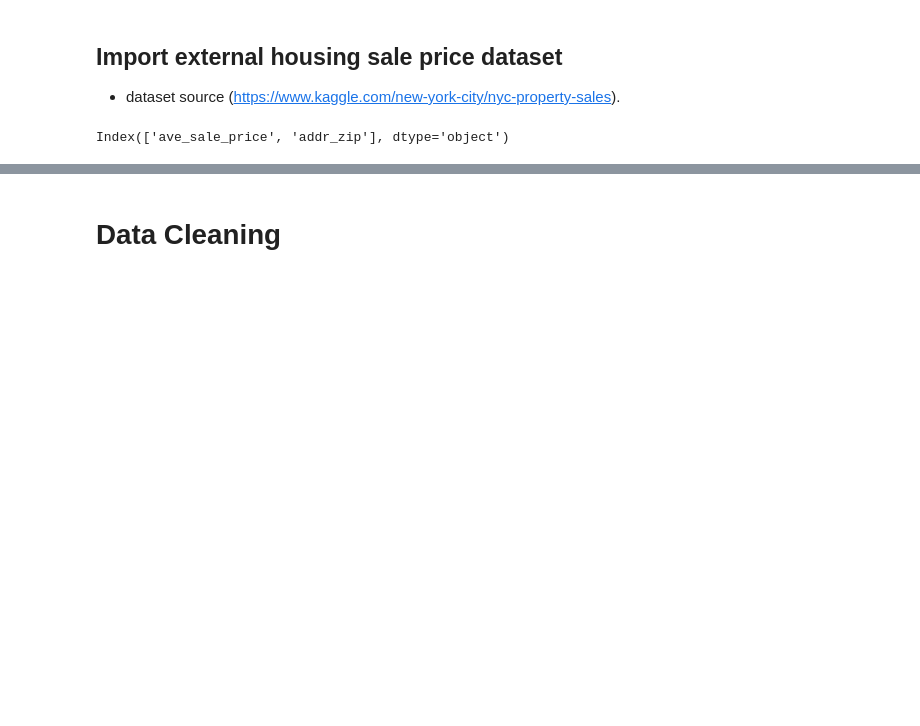
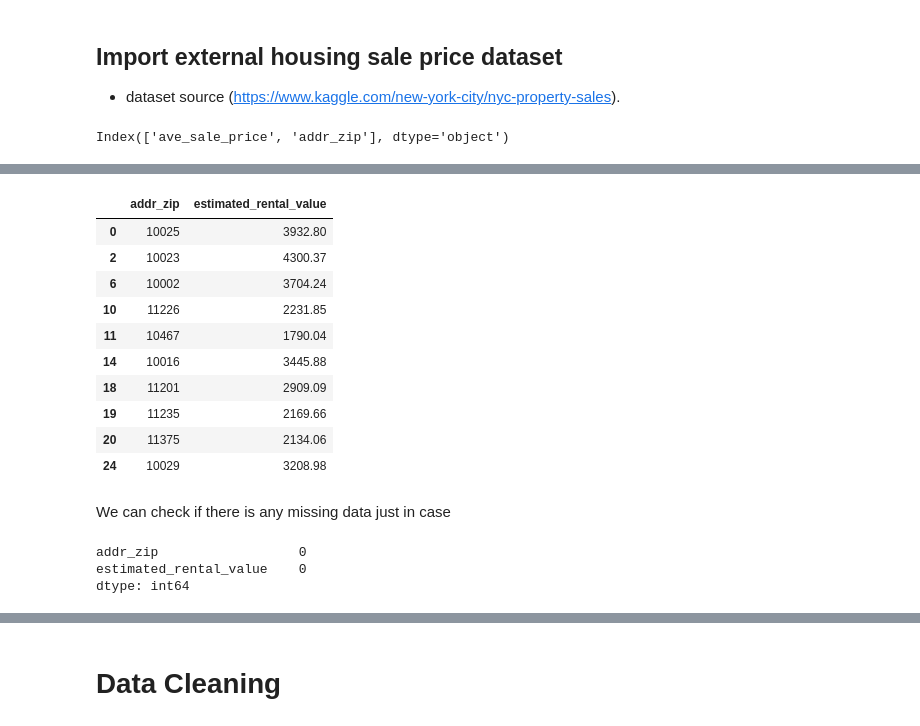
Before and after one commit to JiejayLan/data_science_project, a Jupyter notebook: main.ipynb, the cells around one changed output, grey strips where cells are left out. Drawn from its saved outputs; the diff is of its cells as text; code cells hidden in the pictures; blank space fills up the shorter version.

Commit message:
Add and append zillow rental value estimation data

```diff
--- a/main.ipynb
+++ b/main.ipynb
@@ -360,0 +367,3 @@ raw_df.head(5).T
+# %%
+rv_df =  pd.read_csv('./data/Zip_Zri_AllHomesPlusMultifamily_Summary.csv', encoding = "ISO-8859-1")
+rv_df.columns
@@ -360,0 +380,25 @@ raw_df.head(5).T
+# %%
+rv_df = rv_df[rv_df['State']=='NY']
+rv_df = rv_df[['RegionName','Zri']]
+rv_df.rename(columns={'RegionName':'addr_zip','Zri':"estimated_rental_value"}, inplace=True)
+rv_df.head(10)
+# %% [output]
+|  | addr_zip | estimated_rental_value |
+| 0 | 10025 | 3932.80 |
+| 2 | 10023 | 4300.37 |
+| 6 | 10002 | 3704.24 |
+| 10 | 11226 | 2231.85 |
+| 11 | 10467 | 1790.04 |
+| 14 | 10016 | 3445.88 |
+| 18 | 11201 | 2909.09 |
+| 19 | 11235 | 2169.66 |
+| 20 | 11375 | 2134.06 |
+| 24 | 10029 | 3208.98 |
+# %% [markdown]
+We can check if there is any missing data just in case
+# %%
+rv_df.isna().sum()
+# %% [output]
+addr_zip                  0
+estimated_rental_value    0
+dtype: int64
```
Also changed, not shown: parts of 10 cells of this notebook, 1 other file.
